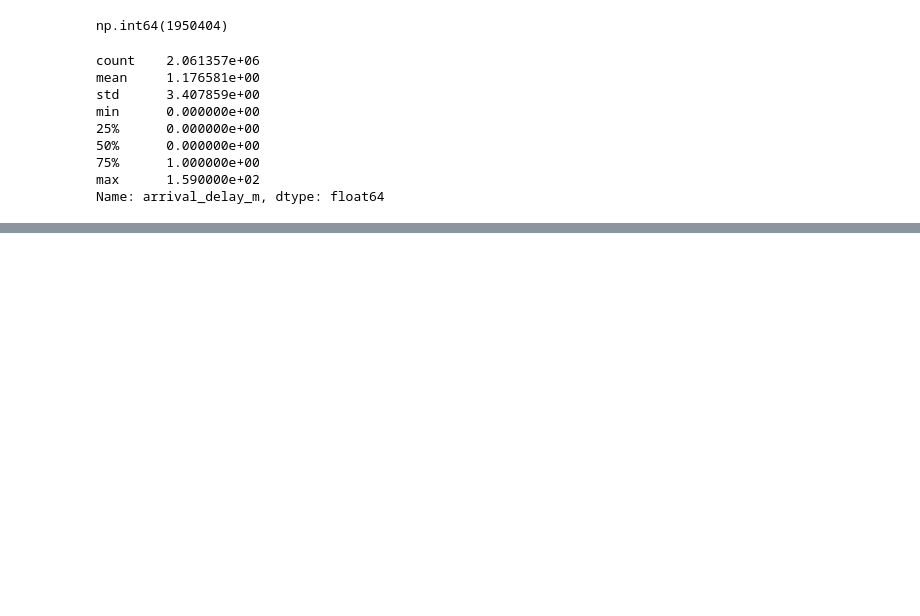
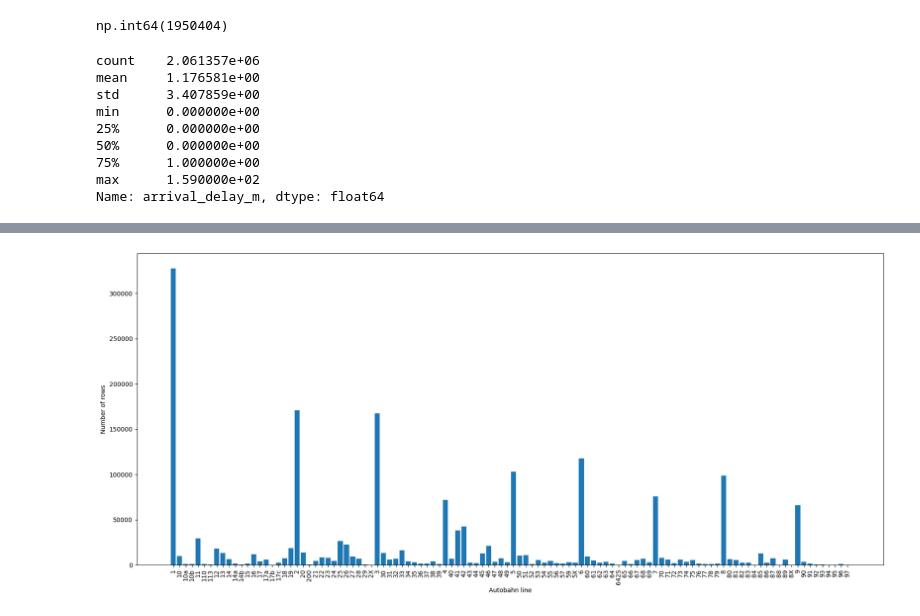
Before and after one commit to anadditivity/ml-deutsche-bahn-delays, a Jupyter notebook: data_exploration.ipynb, the cells around one changed output, grey strips where cells are left out. Cells and saved outputs as stored; diff of their text form; code cells hidden in the pictures; blank space fills up the shorter version.

```diff
--- a/data_exploration.ipynb
+++ b/data_exploration.ipynb
@@ -39,0 +46,2 @@ Name: arrival_delay_m, dtype: float64
+# %%
+data['line'] = data['line'].astype('category')
@@ -39,0 +115,15 @@ Name: arrival_delay_m, dtype: float64
+# %%
+#Lines that start with a number
+lines = data['line'].dropna().astype(str)
+numeric_lines = lines.str.match(r'^\d+[a-zA-Z]?$')
+counts = lines[numeric_lines].value_counts().sort_index()
+
+plt.figure(figsize=(18,8))
+plt.bar(counts.index, counts.values)
+plt.xlabel("Autobahn line")
+plt.ylabel("Number of rows")
+plt.xticks(rotation=90)
+plt.tight_layout()
+plt.show()
+# %% [output]
+[figure, added]
```
Also changed, not shown: parts of 14 cells of this notebook.
